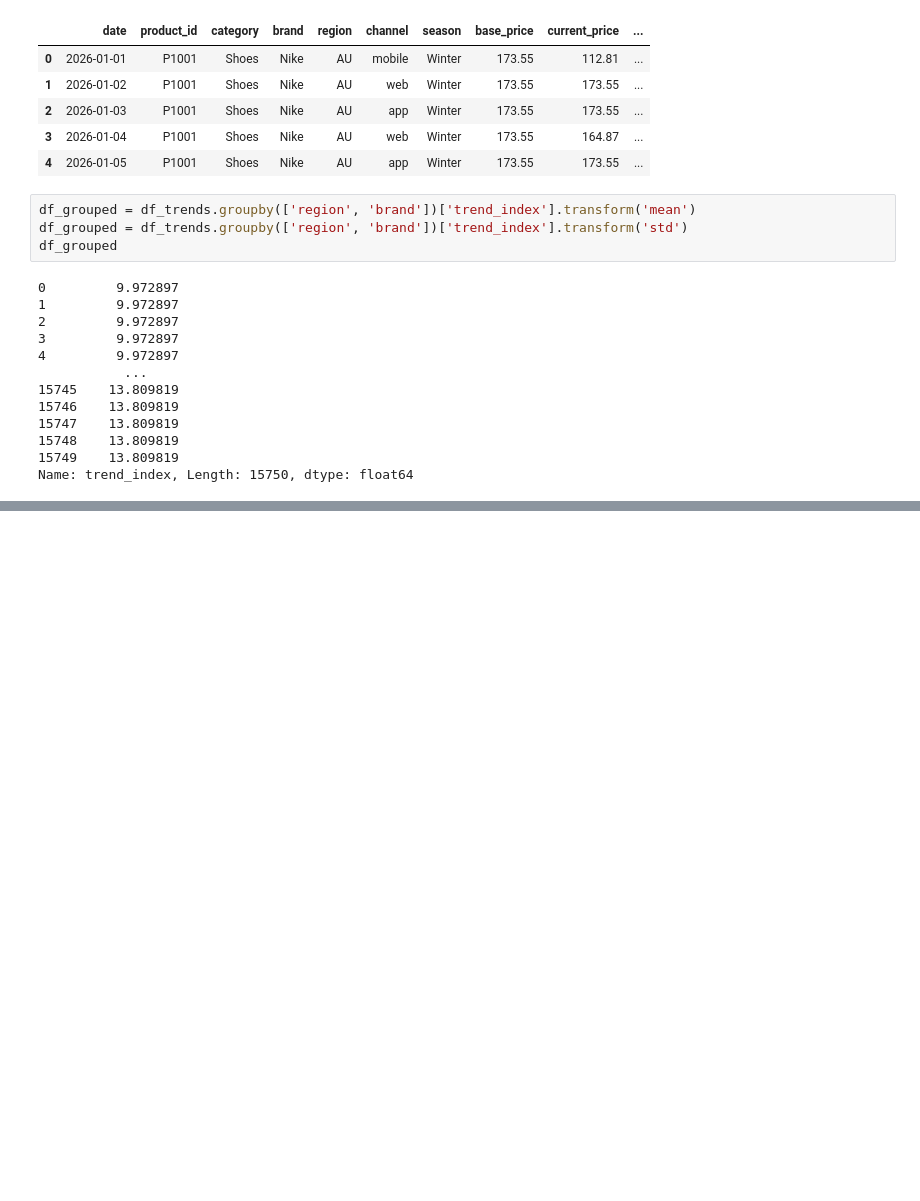
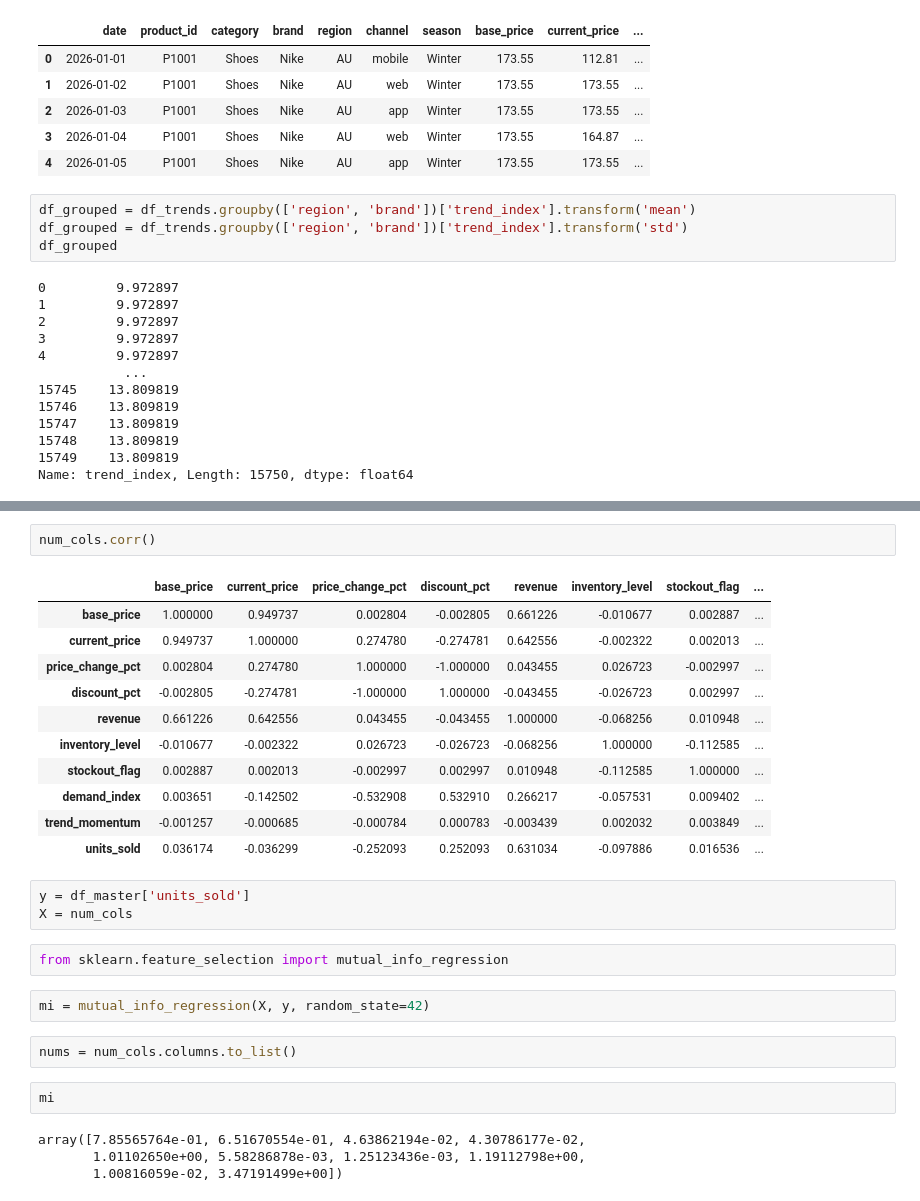
Before and after one commit to Booldii/market-pulse-dash, a Jupyter notebook: notebooks/01_eda.ipynb, the cells around one changed output, grey strips where cells are left out. Cells and saved outputs as stored; diff of their text form; blank space fills up the shorter version.

```diff
--- a/notebooks/01_eda.ipynb
+++ b/notebooks/01_eda.ipynb
@@ -76,0 +96,29 @@ df_master.head()
+# %%
+num_cols.corr()
+# %% [output]
+|  | base_price | current_price | price_change_pct | discount_pct | revenue | inventory_level | stockout_flag | ... |
+| base_price | 1.000000 | 0.949737 | 0.002804 | -0.002805 | 0.661226 | -0.010677 | 0.002887 | ... |
+| current_price | 0.949737 | 1.000000 | 0.274780 | -0.274781 | 0.642556 | -0.002322 | 0.002013 | ... |
+| price_change_pct | 0.002804 | 0.274780 | 1.000000 | -1.000000 | 0.043455 | 0.026723 | -0.002997 | ... |
+| discount_pct | -0.002805 | -0.274781 | -1.000000 | 1.000000 | -0.043455 | -0.026723 | 0.002997 | ... |
+| revenue | 0.661226 | 0.642556 | 0.043455 | -0.043455 | 1.000000 | -0.068256 | 0.010948 | ... |
+| inventory_level | -0.010677 | -0.002322 | 0.026723 | -0.026723 | -0.068256 | 1.000000 | -0.112585 | ... |
+| stockout_flag | 0.002887 | 0.002013 | -0.002997 | 0.002997 | 0.010948 | -0.112585 | 1.000000 | ... |
+| demand_index | 0.003651 | -0.142502 | -0.532908 | 0.532910 | 0.266217 | -0.057531 | 0.009402 | ... |
+| trend_momentum | -0.001257 | -0.000685 | -0.000784 | 0.000783 | -0.003439 | 0.002032 | 0.003849 | ... |
+| units_sold | 0.036174 | -0.036299 | -0.252093 | 0.252093 | 0.631034 | -0.097886 | 0.016536 | ... |
+# %%
+y = df_master['units_sold']
+X = num_cols
+# %%
+from sklearn.feature_selection import mutual_info_regression
+# %%
+mi = mutual_info_regression(X, y, random_state=42)
+# %%
+nums = num_cols.columns.to_list()
+# %%
+mi
+# %% [output]
+array([7.85565764e-01, 6.51670554e-01, 4.63862194e-02, 4.30786177e-02,
+       1.01102650e+00, 5.58286878e-03, 1.25123436e-03, 1.19112798e+00,
+       1.00816059e-02, 3.47191499e+00])
```
Also changed, not shown: parts of 5 cells of this notebook, 8 other files.
